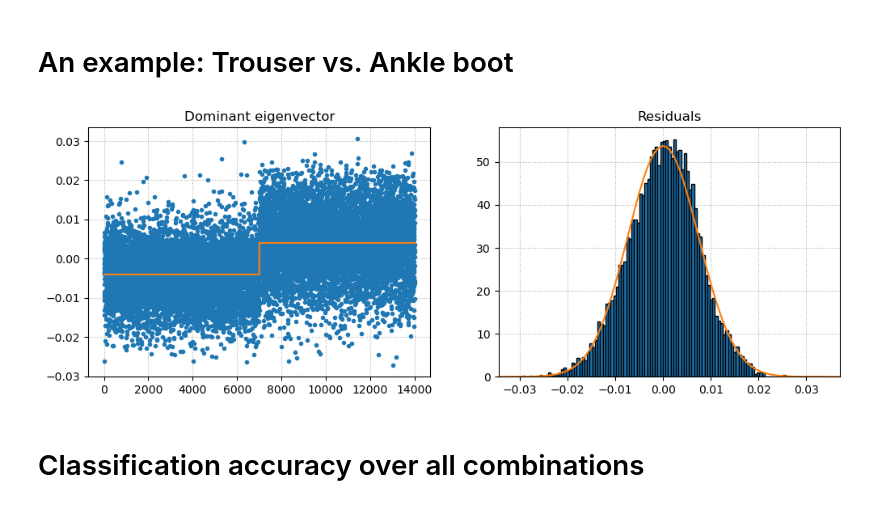
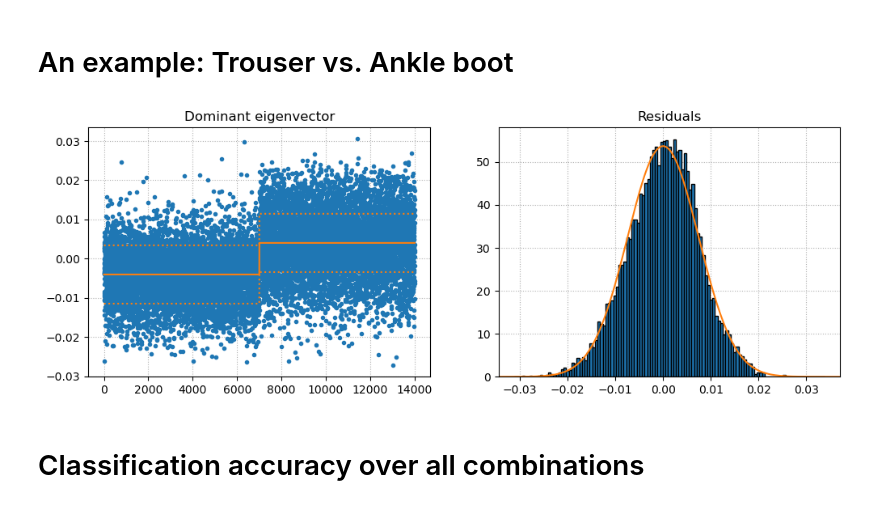
Before and after one commit to HugoLebeau/asymptotic_fluctuations_spectral_clustering, a Jupyter notebook: real_data.ipynb, the cells around one changed output. Cells and saved outputs as stored; diff of their text form; code cells hidden in the pictures.

Commit message:
add std to plots

```diff
--- a/real_data.ipynb
+++ b/real_data.ipynb
@@ -49,23 +49,25 @@ zeta = np.mean(n*v*y)**2 # estimation of zeta given y
 # %%
 fig, ax = plt.subplots(1, 2, figsize=(12, 4))
 
-ax[0].plot(v, ls='', marker='.')
-ax[0].plot(np.sqrt(zeta)*y)
+ax[0].plot(v, ls='', marker='.', color='C0')
+ax[0].plot(np.sqrt(zeta)*y, color='C1')
+ax[0].plot(np.sqrt(zeta)*y+np.sqrt((1-zeta)/n), ls=':', color='C1')
+ax[0].plot(np.sqrt(zeta)*y-np.sqrt((1-zeta)/n), ls=':', color='C1')
 ax[0].grid(ls=':')
 ax[0].set_title("Dominant eigenvector")
 
 ax[1].hist(v-np.sqrt(zeta)*y, density=True, bins='sqrt', edgecolor='black', zorder=2)
 xmin, xmax = ax[1].get_xlim()
 xx = np.linspace(xmin, xmax, 200)
 yy = stats.norm.pdf(xx, loc=0, scale=np.sqrt((1-zeta)/n))
 ax[1].plot(xx, yy)
 ax[1].set_xlim(xmin, xmax)
 ax[1].grid(ls=':')
 ax[1].set_title("Residuals")
 
 plt.show()
 # %% [output]
-[figure, old version]
+[figure, new version]
 # %% [markdown]
 # Classification accuracy over all combinations
 # %%
```
Also changed, not shown: 1 other file.
